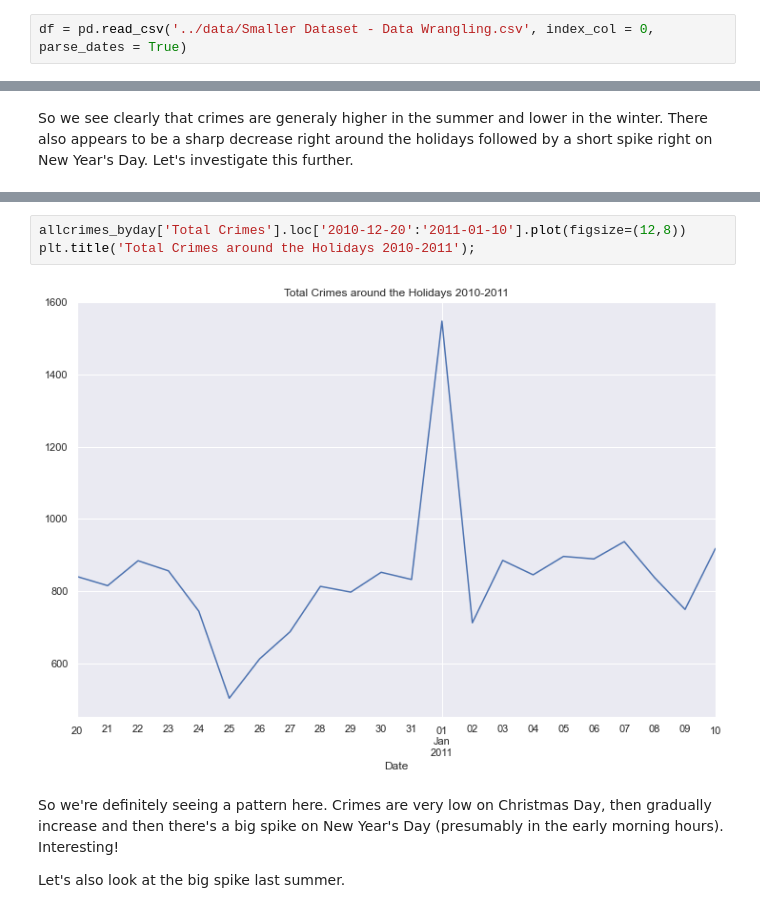
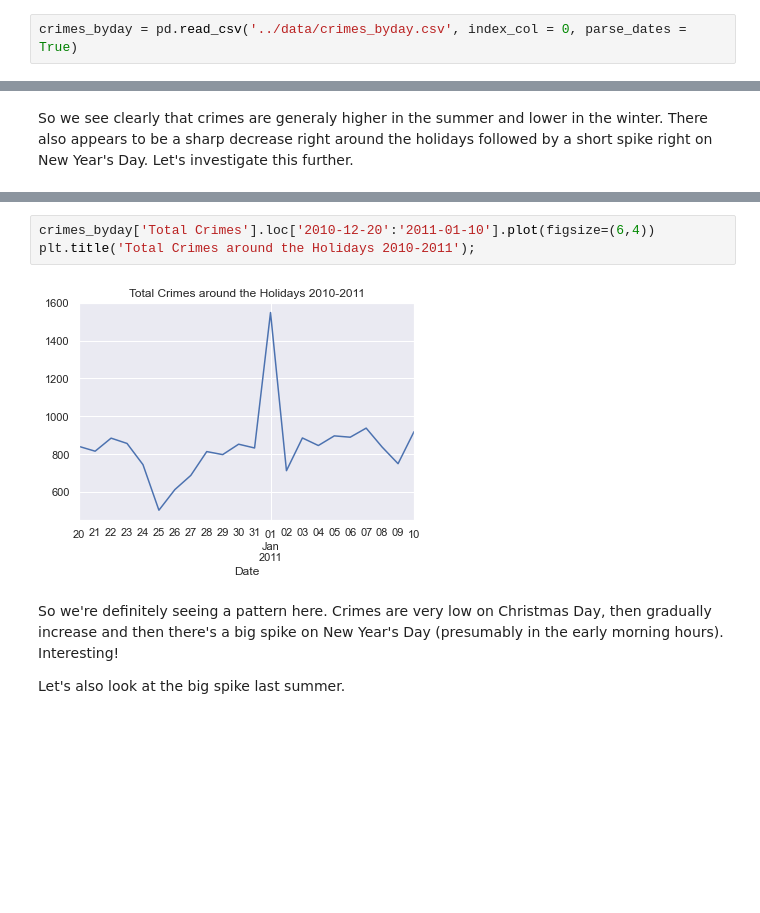
Before and after one commit to ruthcaswellsmith/Capstone---City-of-Chicago-Crime-Time-Series-Analysis, a Jupyter notebook: notebooks/Capstone - City of Chicago Crime - Exploratory Data Analysis.ipynb, the cells around one changed output, grey strips where cells are left out. Drawn from its saved outputs; the diff is of its cells as text; blank space fills up the shorter version.

```diff
--- a/notebooks/Capstone - City of Chicago Crime - Exploratory Data Analysis.ipynb
+++ b/notebooks/Capstone - City of Chicago Crime - Exploratory Data Analysis.ipynb
@@ -14,4 +12,4 @@ from statsmodels.tsa.holtwinters import ExponentialSmoothing
 # %% [markdown]
 ### Read in Data
 # %%
-df = pd.read_csv('../data/Smaller Dataset - Data Wrangling.csv', index_col = 0, parse_dates = True)
+crimes_byday = pd.read_csv('../data/crimes_byday.csv', index_col = 0, parse_dates = True)
@@ -222,8 +67,8 @@ plt.title('Total Crimes around the Holidays 2001-2002');
 # %%
-allcrimes_byday['Total Crimes'].loc['2010-12-20':'2011-01-10'].plot(figsize=(12,8))
+crimes_byday['Total Crimes'].loc['2010-12-20':'2011-01-10'].plot(figsize=(6,4))
 plt.title('Total Crimes around the Holidays 2010-2011');
 # %% [output]
-[figure, old version]
+[figure, new version]
 # %% [markdown]
 So we're definitely seeing a pattern here.  Crimes are very low on Christmas Day, then gradually increase and then there's a big spike on New Year's Day (presumably in the early morning hours).  Interesting!
 
```
Also changed, not shown: parts of 73 cells of this notebook, 3 other files.
